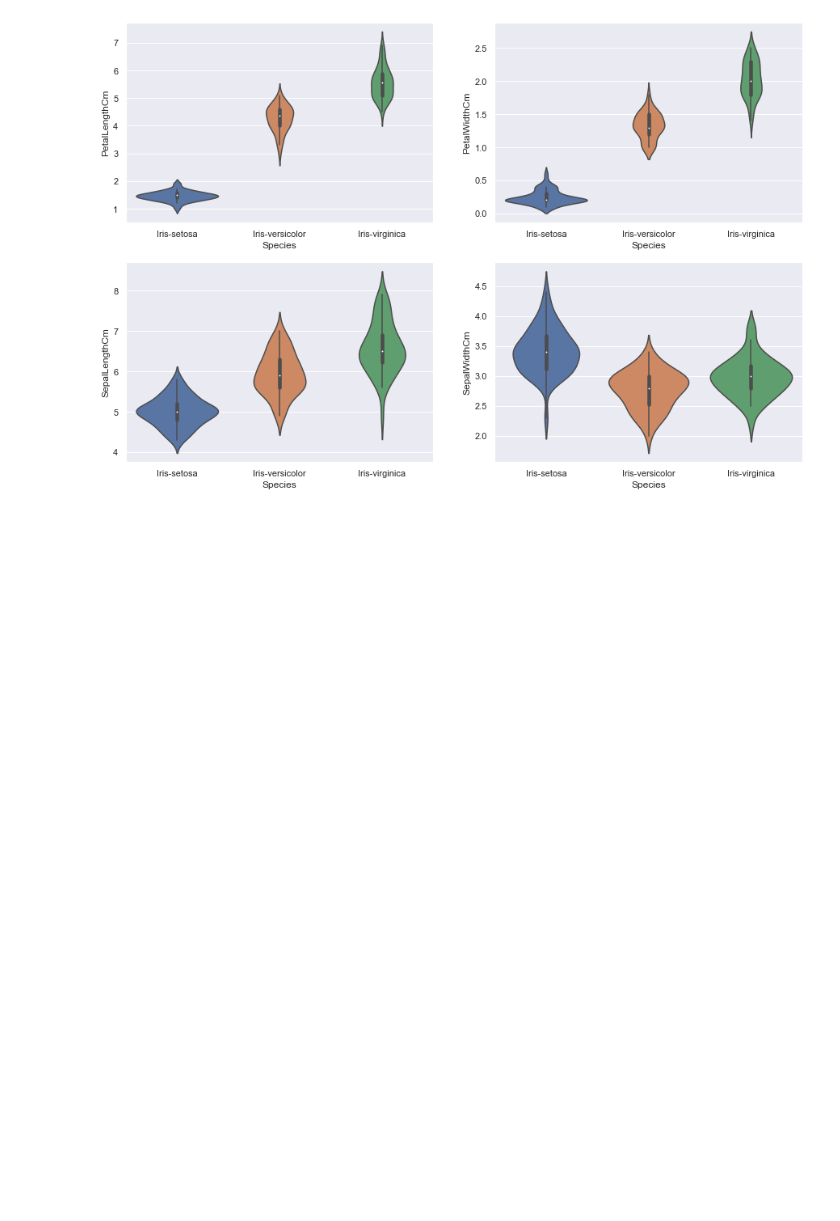
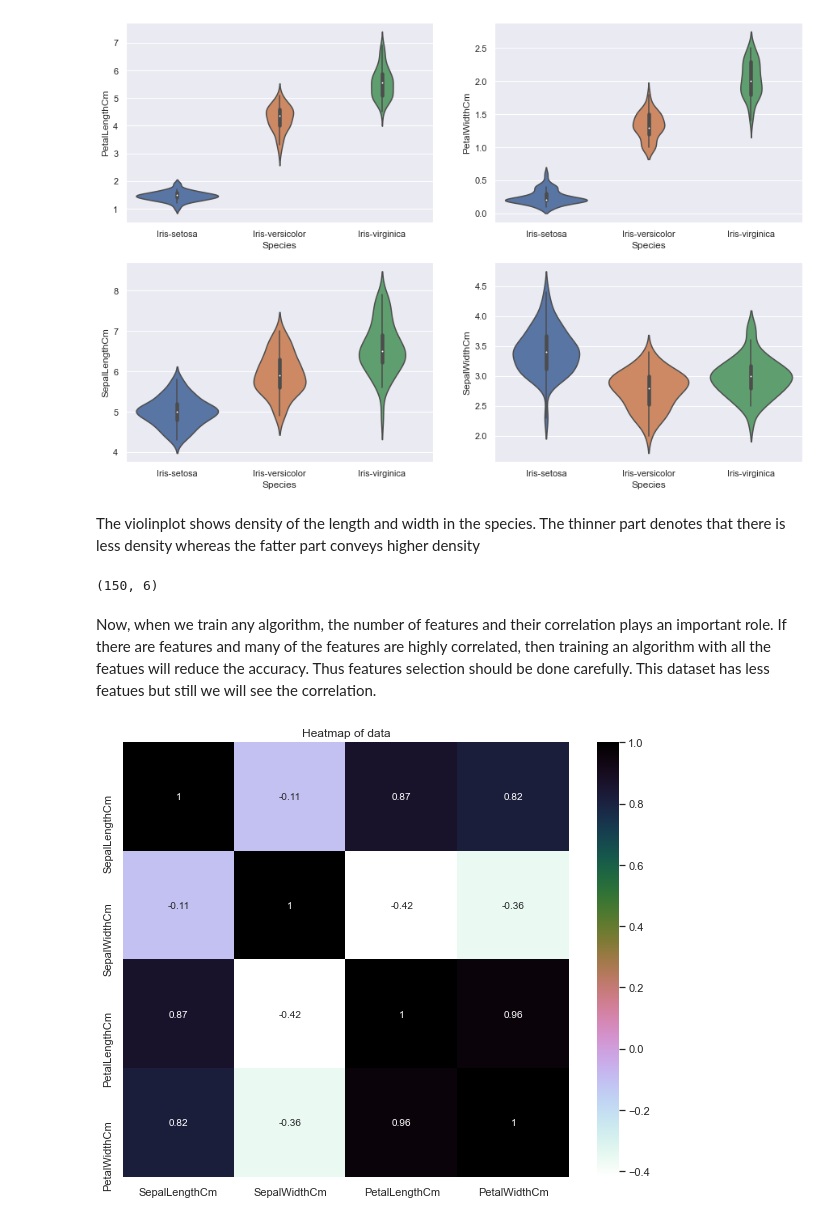
Before and after one commit to Eswar09/logistic_regression, a Jupyter notebook: logistic_regression.ipynb, the cells around one changed output. Saved outputs shown, nothing was run; the diff lists cells and outputs as text; code cells hidden in the pictures; blank space fills up the shorter version.

```diff
--- a/logistic_regression.ipynb
+++ b/logistic_regression.ipynb
@@ -100,3 +104,18 @@ sns.violinplot(x='Species',y='SepalWidthCm',data=df)
 plt.show()
 # %% [output]
 [figure]
+# %% [markdown]
+The violinplot shows density of the length and width in the species. The thinner part denotes that there is less density whereas the fatter part conveys higher density
+# %%
+df.shape
+# %% [output]
+(150, 6)
+# %% [markdown]
+Now, when we train any algorithm, the number of features and their correlation plays an important role. If there are features and many of the features are highly correlated, then training an algorithm with all the featues will reduce the accuracy. Thus features selection should be done carefully. This dataset has less featues but still we will see the correlation.
+# %%
+plt.figure(figsize=(10,8))
+sns.heatmap(df2.corr(),annot=True,cmap='cubehelix_r')
+plt.title('Heatmap of data')
+plt.show()
+# %% [output]
+[figure, added]
```
Also changed, not shown: parts of 21 cells of this notebook.
